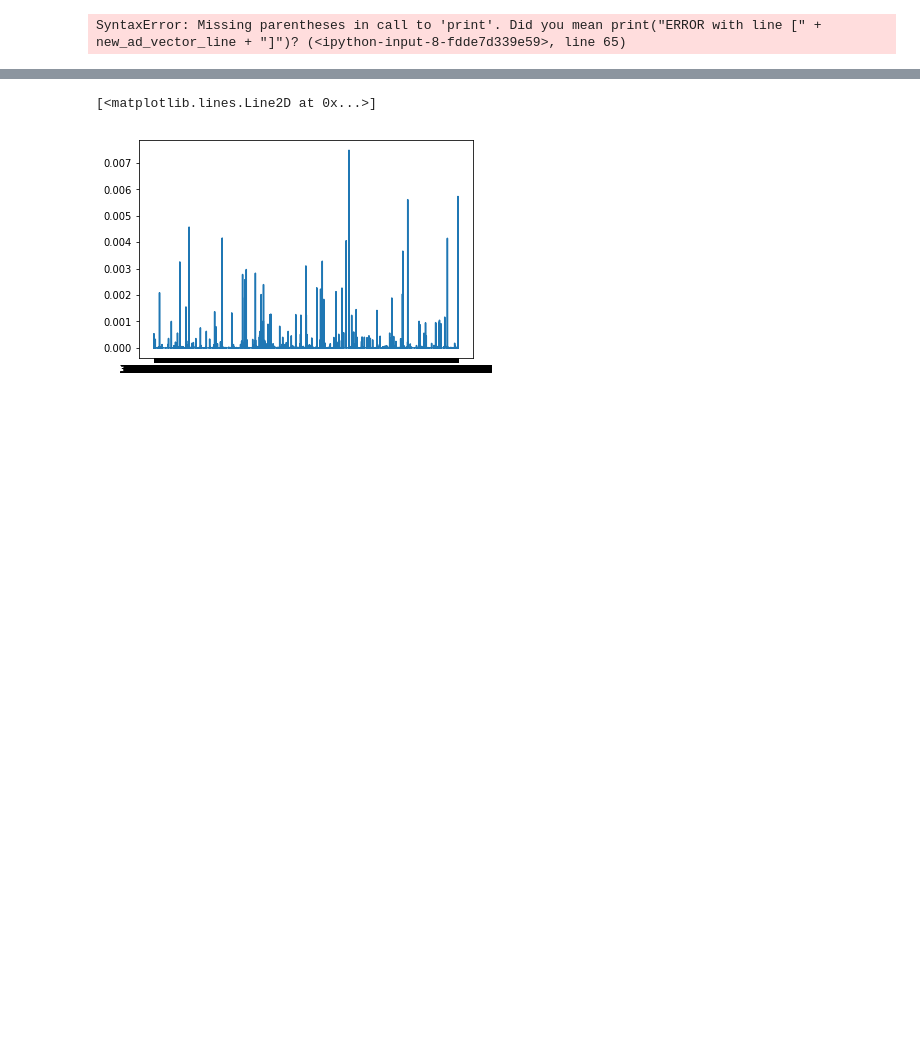
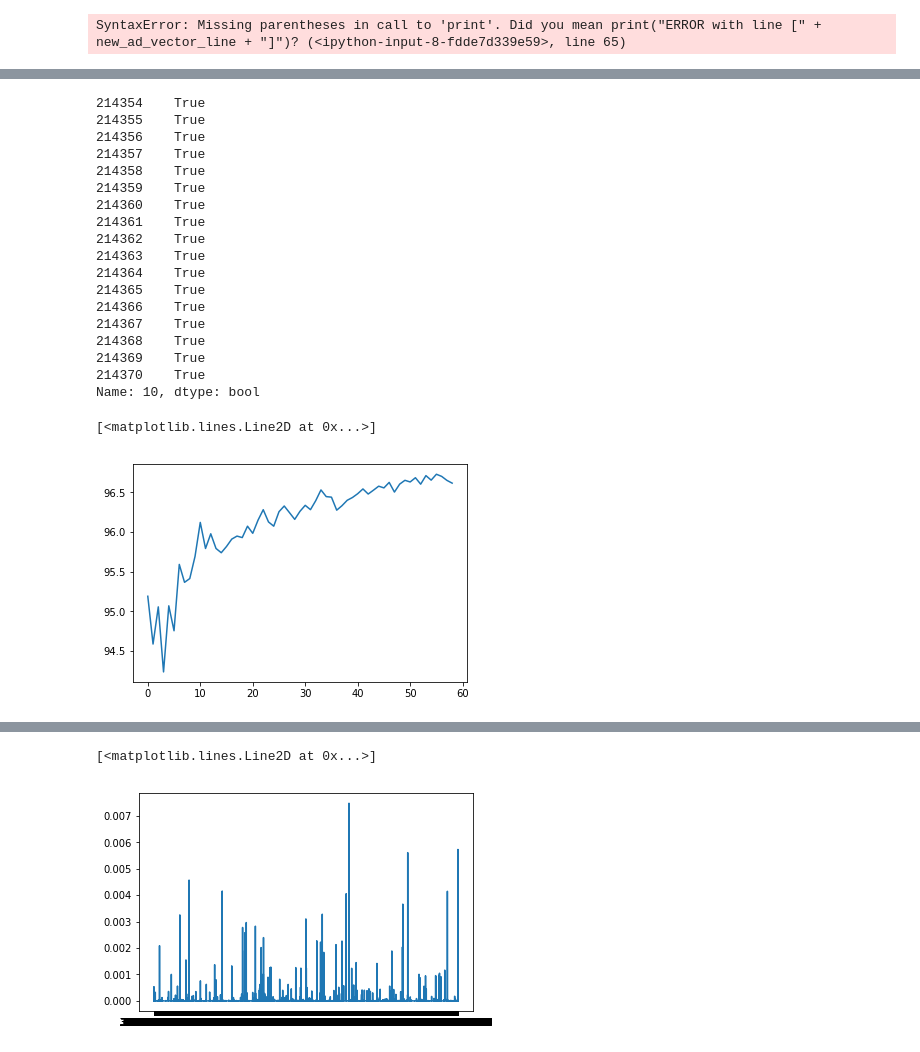
Before and after one commit to ofekp/tools, a Jupyter notebook: ml/presentation.ipynb, the cells around one changed output, grey strips where cells are left out. Cells and saved outputs as stored; diff of their text form; code cells hidden in the pictures; blank space fills up the shorter version.

```diff
--- a/ml/presentation.ipynb
+++ b/ml/presentation.ipynb
@@ -224,12 +250,9 @@ plt.plot(sx_df['variance'])
 # %%
-# **********************************
-# write the new model to a json file
-# ==================================
-
 # copy all the lines in the file
 open(model_low_file_path, 'w').close()  # delete output file content
 open(tmp_pca_matrix_file_path, 'w').close()  # delete the content of the tmp pca matrix file
 open(tmp_low_matrix_file_path, 'w').close()  # delete the content of the tmp X_low matrix file
+start_time_sec = int(time.time())
 with open(model_file_path, 'r') as model_file, open(model_low_file_path, 'a') as model_low_file:
     # pca data is inserted before the feature vectors section starts
     while True:
@@ -249,13 +272,13 @@ with open(model_file_path, 'r') as model_file, open(model_low_file_path, 'a') as
         count = 0
         for pca_matrix_row in tmp_pca_matrix_file:
             count += 1
-            model_low_file.write("[" + pca_matrix_row.strip().replace("E-0", "E-").replace("E+0", "E+") + "]" + (",\n" if count < 968 else "\n"))
+            model_low_file.write("[" + pca_matrix_row.strip().replace("E-0", "E-").replace("E+0", "E+") + "]" + (",\n" if count < (orig_dim - 2) else "\n"))
     # delete the tmp file
     open(tmp_pca_matrix_file_path, 'w').close()
     model_low_file.write("]\n")
     model_low_file.write("},\n")  # close for pca section
 
-    # feature vectors remain as they are (original dimension of 970)
+    # feature vectors remain as they are (original dimension of `orig_dim`)
     model_low_file.write("\"user\":{\n")
     while True:
         line = model_file.readline()
@@ -543,0 +583,24 @@ Correct first ad [99.2%]
+# %%
+print(creatives_sorted_low.iloc[-17:,10].isin(creatives_sorted_real.iloc[-17:,10]))
+plt.plot(df['ads_contained_pct'])
+# %% [output]
+214354    True
+214355    True
+214356    True
+214357    True
+214358    True
+214359    True
+214360    True
+214361    True
+214362    True
+214363    True
+214364    True
+214365    True
+214366    True
+214367    True
+214368    True
+214369    True
+214370    True
+Name: 10, dtype: bool
+[<matplotlib.lines.Line2D at 0x...>]
+[figure, added]
```
Also changed, not shown: parts of 16 cells of this notebook, 1 other file.
